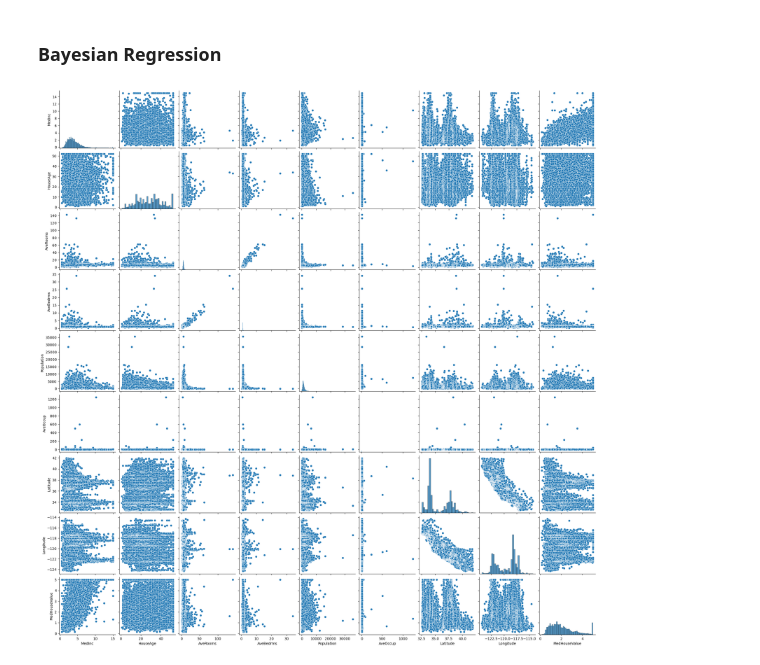
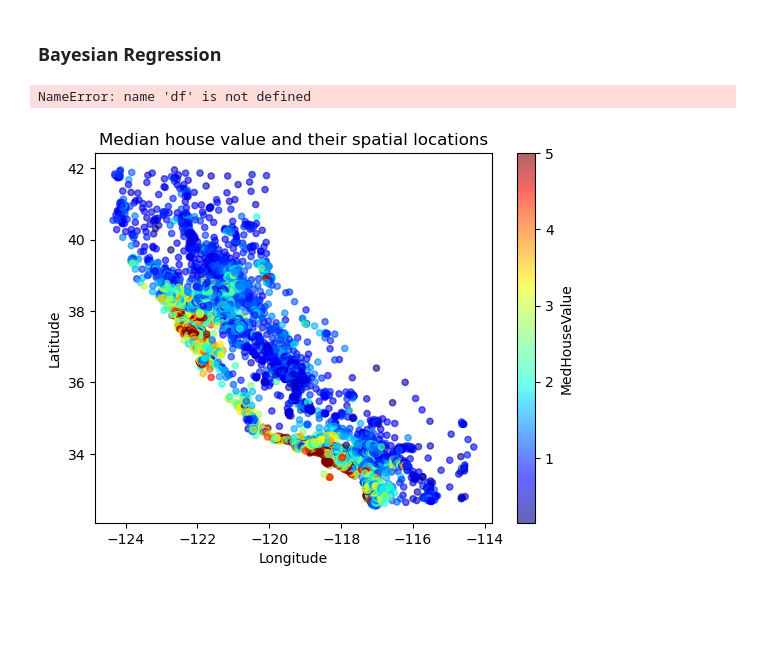
Before and after one commit to Elicit3495/MachineLearningProject22, a Jupyter notebook: Untitled5.ipynb, the cells around one changed output. Cells and saved outputs as stored; diff of their text form; code cells hidden in the pictures; blank space fills up the shorter version.

```diff
--- a/Untitled5.ipynb
+++ b/Untitled5.ipynb
@@ -14,10 +15,16 @@ feature_names = fetch_california_housing().feature_names
 
 #https://pupkinivan.github.io/2019/08/19/ca-housing-01-feature-selection.html
 # %%
-plot = sns.pairplot(df)
+df
 # %% [output]
-[figure, removed]
+NameError: name 'df' is not defined
 # %%
 df = pd.DataFrame(X_data, columns=feature_names)
 df['MedHouseValue'] = y_data
+# %%
+df.plot(kind="scatter", x='Longitude', y='Latitude', alpha=0.6, c="MedHouseValue", cmap=plt.get_cmap("jet"))
+plt.title("Median house value and their spatial locations")
+plt.show()
+# %% [output]
+[figure, added]
 # %%
```
Also changed, not shown: parts of 11 cells of this notebook, 3 other files.
